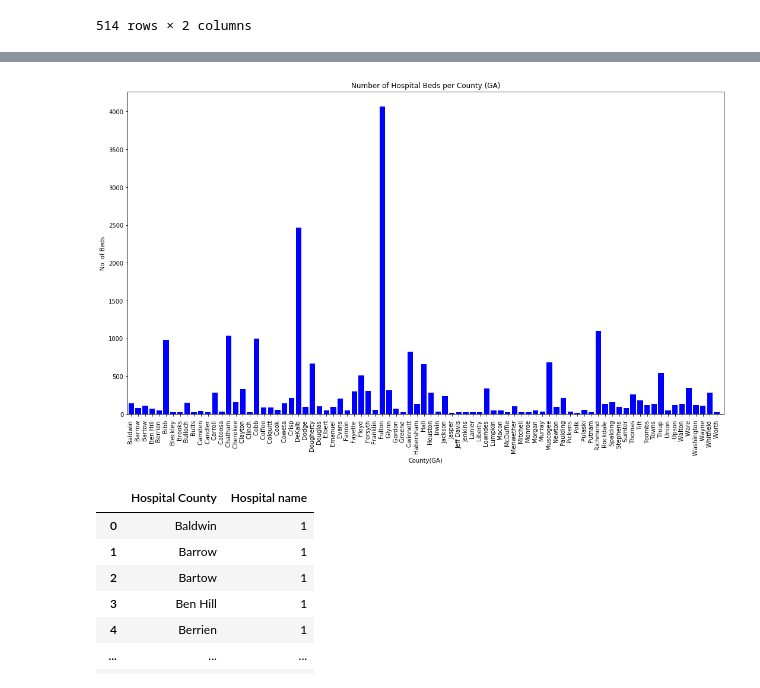
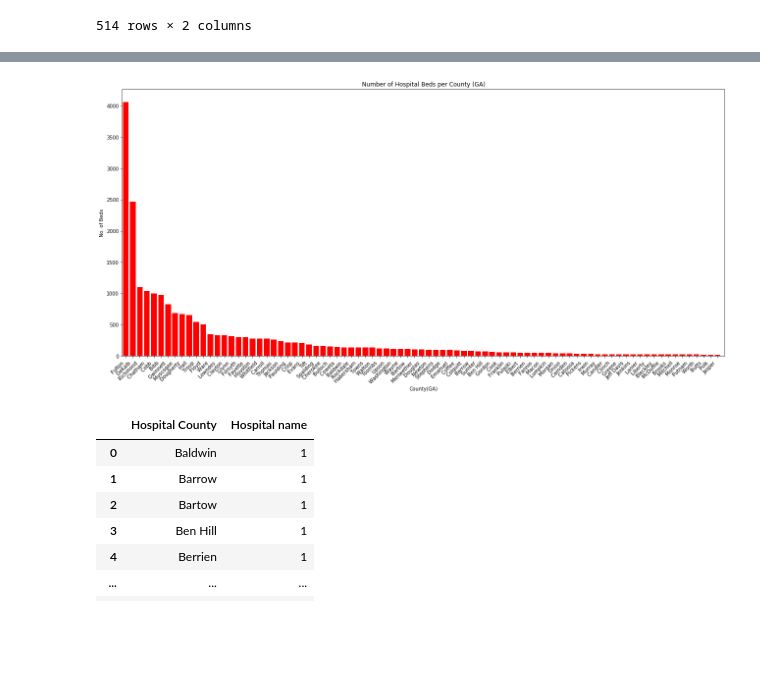
Before and after one commit to jtilenis/Data_Scavengers, a Jupyter notebook: bar_charts.ipynb, the cells around one changed output, grey strips where cells are left out. Drawn from its saved outputs; the diff is of its cells as text; code cells hidden in the pictures; blank space fills up the shorter version.

```diff
--- a/bar_charts.ipynb
+++ b/bar_charts.ipynb
@@ -131,21 +120,21 @@ hospital_sum_county['Hospital County'].replace(regex=True,inplace=True,to_replac
 # %%
 # Plot Hospital Bed per County
 
-hospital_bed_county = hospital_sum_county.loc[(hospital_sum_county['Acute Care Beds'] > 0)]
+hospital_bed_county = hospital_sum_county.loc[(hospital_sum_county['Acute Care Beds'] > 0)].sort_values(('Acute Care Beds'),ascending=False)
 hospital_bed_county
-plt.figure(figsize=(18,10))
-plt.bar(hospital_bed_county['Hospital County'],hospital_bed_county['Acute Care Beds'], color="blue")
-plt.xticks(hospital_bed_county['Hospital County'], rotation='vertical')
+plt.figure(figsize=(22,10))
+plt.bar(hospital_bed_county['Hospital County'],hospital_bed_county['Acute Care Beds'], color="red")
+plt.xticks(hospital_bed_county['Hospital County'], rotation='45', ha='right')
 plt.title('Number of Hospital Beds per County (GA)')
 plt.xlabel('County(GA)')
 plt.ylabel('No. of Beds')
 plt.xlim(-0.5,len(hospital_bed_county['Hospital County']))
 
-plt.savefig("Charts/Hospital_Beds_per_County.png")
+plt.savefig("Charts/Hospital_Beds_by_County.png")
 
 plt.show()
 # %% [output]
-[figure, old version]
+[figure, new version]
 # %%
 # Prepare data for chart
 
```
Also changed, not shown: parts of 12 cells of this notebook, 21 other files.
